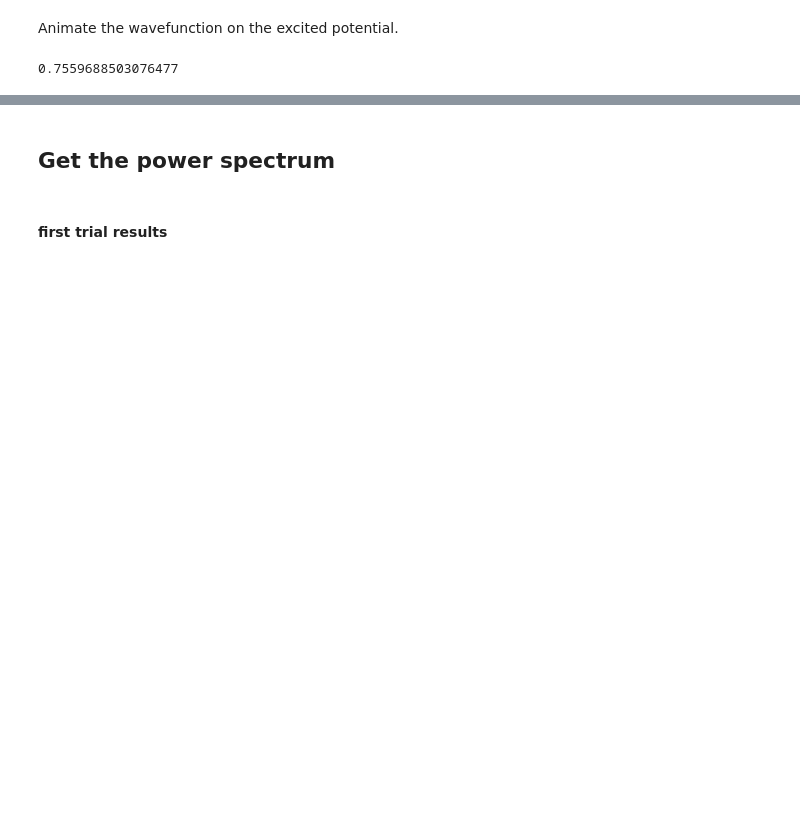
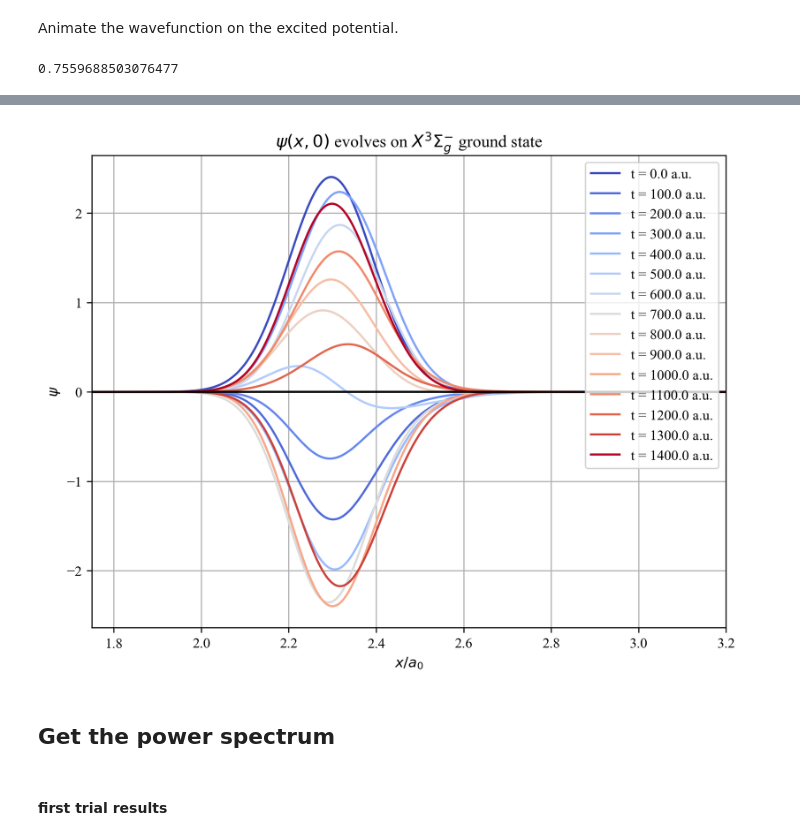
Before and after one commit to notmuchgeek/y3_Time-depQM_cw, a Jupyter notebook: cw/TDQMS_01_v2.ipynb, the cells around one changed output, grey strips where cells are left out. Drawn from its saved outputs; the diff is of its cells as text; code cells hidden in the pictures; blank space fills up the shorter version.

```diff
--- a/cw/TDQMS_01_v2.ipynb
+++ b/cw/TDQMS_01_v2.ipynb
@@ -110,0 +273,15 @@ animate_dynamics(x_grid,wf_dynamics_exi,dt,V_excited(x_grid))
+# %%
+dt=0.1
+nsteps=15000
+
+wf_dynamics=zeros((nsteps+1,len(x_grid)),dtype=complex128)
+wf_dynamics[0]=wf_grd
+
+
+for step in range(nsteps):
+    psi=propagator(x_grid,wf_dynamics[step],m,dt,V_ground)
+    wf_dynamics[step+1]=psi
+
+wf_dynamics[1:] = wf_dynamics[1:]
+
+#animate_dynamics(x_grid,wf_dynamics_exi,dt,V_excited(x_grid))
@@ -111,3 +312,46 @@ animate_dynamics(x_grid,wf_dynamics_exi,dt,V_excited(x_grid))
+# %%
+
+
+plt.rcParams["font.family"] = "Times New Roman"
+plt.rcParams["figure.dpi"] = 300
+plt.figure(figsize=(8, 6))
+plt.rcParams.update({'font.size': 10})
+
+
+plt.plot(x_grid,wf_dynamics[0],label='t = 0.0 a.u.',c=[0.2298057, 0.298717966, 0.753683153, 1.0])
+plt.plot(x_grid,wf_dynamics[1000],label='t = 100.0 a.u.',c=[0.31394635112941177, 0.4200516616941176, 0.8549925410352941, 1.0])
+plt.plot(x_grid,wf_dynamics[2000],label='t = 200.0 a.u.',c=[0.4044212904941176, 0.5346434904470588, 0.9320019126352941, 1.0])
+plt.plot(x_grid,wf_dynamics[3000],label='t = 300.0 a.u.',c=[0.500030564517647, 0.6385084675764706, 0.9810701241058823, 1.0])
+plt.plot(x_grid,wf_dynamics[4000],label='t = 400.0 a.u.',c=[0.603162067917647, 0.7315274773529412, 0.9995652785372549, 1.0])
+plt.plot(x_grid,wf_dynamics[5000],label='t = 500.0 a.u.',c=[0.6984540864549019, 0.7994498841137254, 0.9845774567019608, 1.0])
+plt.plot(x_grid,wf_dynamics[6000],label='t = 600.0 a.u.',c=[0.7867207013568628, 0.8448072103686275, 0.9398103849490196, 1.0])
+plt.plot(x_grid,wf_dynamics[7000],label='t = 700.0 a.u.',c=[0.8674276350862745, 0.864376599772549, 0.8626024620196079, 1.0])
+plt.plot(x_grid,wf_dynamics[8000],label='t = 800.0 a.u.',c=[0.9306685963333333, 0.818876999654902, 0.7591463906980392, 1.0])
+plt.plot(x_grid,wf_dynamics[9000],label='t = 900.0 a.u.',c=[0.9637718182823529, 0.7490855105725491, 0.6494200432901962, 1.0])
+plt.plot(x_grid,wf_dynamics[10000],label='t = 1000.0 a.u.',c=[0.9673165156666667, 0.6574708288078431, 0.5381601507294118, 1.0])
+plt.plot(x_grid,wf_dynamics[11000],label='t = 1100.0 a.u.',c=[0.9392537715176471, 0.5395814885647059, 0.4239002049294118, 1.0])
+plt.plot(x_grid,wf_dynamics[12000],label='t = 1200.0 a.u.',c=[0.8846434386941177, 0.41001709788235297, 0.32250654924705885, 1.0])
+plt.plot(x_grid,wf_dynamics[13000],label='t = 1300.0 a.u.',c=[0.8057229630470588, 0.2598131362588235, 0.2305616574, 1.0])
+plt.plot(x_grid,wf_dynamics[14000],label='t = 1400.0 a.u.',c=[0.705673158, 0.01555616, 0.150232812, 1.0])
+
+
+# Add styles for the graph
+plt.title("$\psi(x,0)$ evolves on $X^{3}Σ_{g}^{-}$ ground state")
+
+plt.xlabel("$x/a_0$")
+plt.ylabel('$\psi$')
+
+plt.xlim([1.75,3.2])
+#plt.ylim()
+
+plt.grid(True, which='both')
+plt.axhline(y=0, color='k')
+plt.axvline(x=0, color='k')
+
+plt.legend(loc='upper right')
+plt.show()
+# %% [output]
+[figure, added]
 # %% [markdown]
 ## Get the power spectrum
 # %% [markdown]
```
Also changed, not shown: parts of 50 cells of this notebook, 53 other files.
